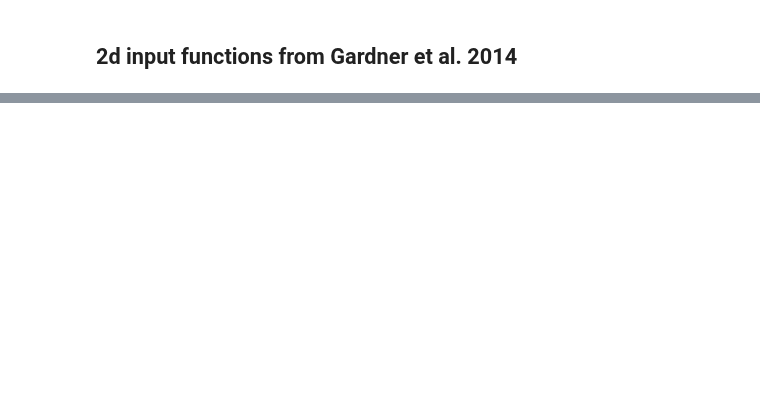
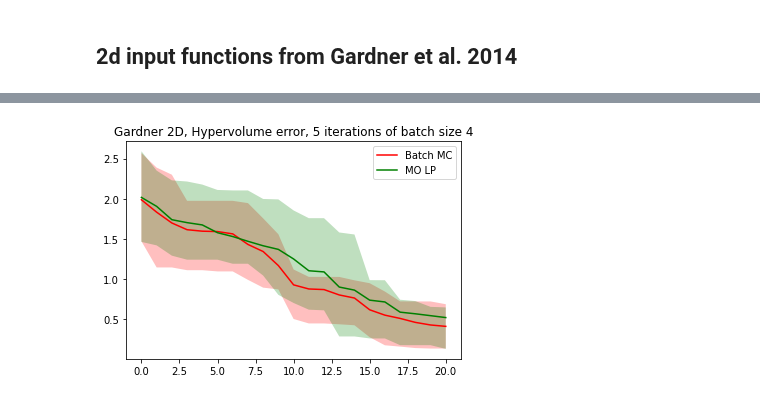
Before and after one commit to apaleyes/trieste, a Jupyter notebook: docs/notebooks/mo_lp_experiments.ipynb, the cells around one changed output, grey strips where cells are left out. Cells and saved outputs as stored; diff of their text form; code cells hidden in the pictures; blank space fills up the shorter version.

Commit message:
Moved test functions to a separate file for re-use

```diff
--- a/docs/notebooks/mo_lp_experiments.ipynb
+++ b/docs/notebooks/mo_lp_experiments.ipynb
@@ -34,15 +26,14 @@ n_obj = 2
 
 n_experiments = 10
 # %%
-from mo_lp_true_pf.generate_true_pareto_fronts import SIMPLE_1D_INPUT_FILENAME
-true_pf = read_true_pf(os.path.join("mo_lp_true_pf", SIMPLE_1D_INPUT_FILENAME))
+true_pf = read_true_pf(test_function.true_pf_filename)
 
 batch_mc_hv_regret = []
 mo_lp_hv_regret = []
 for _ in range(n_experiments):
-    batch_mc_observations, mo_lp_observations = run_experiment(f,
-                                                                n_obj,
-                                                                search_space,
+    batch_mc_observations, mo_lp_observations = run_experiment(test_function,
+                                                                test_function.n_objectives,
+                                                                test_function.search_space,
                                                                 num_initial_points,
                                                                 num_steps,
                                                                 num_query_points)
@@ -65,38 +106,23 @@ plt.show()
 # %% [markdown]
 ## 2d input functions from Gardner et al. 2014
-# %%
-search_space = trieste.space.Box([0, 0], [2*math.pi, 2*math.pi])
-
-def f1(input_data):
-    x, y = input_data[..., -2], input_data[..., -1]
-    z = tf.cos(2.0 * x) * tf.cos(y) + tf.sin(x)
-    return z[:, None]
-
-def f2(input_data):
-    x, y = input_data[:, -2], input_data[:, -1]
-    # changes are made so that the function is between 0 and 1
-    z = 1.0 - (tf.cos(x) * tf.cos(y) - tf.sin(x) * tf.sin(y) + 1.0) / 2.0
-    return z[:, None]
-
-def f(x):
-    return tf.concat([f1(x), f2(x)], axis=-1)
 # %%
+test_function = test_functions.Gardner2D()
+
 num_initial_points = 3
 num_query_points = 4
 num_steps = 5
-n_obj = 2
+# n_obj = 2
 
 n_experiments = 10
 # %%
-from mo_lp_true_pf.generate_true_pareto_fronts import GARDNER_2D_INPUT_FILENAME
-true_pf = read_true_pf(os.path.join("mo_lp_true_pf", GARDNER_2D_INPUT_FILENAME))
+true_pf = read_true_pf(test_function.true_pf_filename)
 
 batch_mc_hv_regret = []
 mo_lp_hv_regret = []
 for _ in range(n_experiments):
-    batch_mc_observations, mo_lp_observations = run_experiment(f,
-                                                                n_obj,
-                                                                search_space,
+    batch_mc_observations, mo_lp_observations = run_experiment(test_function,
+                                                                test_function.n_objectives,
+                                                                test_function.search_space,
                                                                 num_initial_points,
                                                                 num_steps,
                                                                 num_query_points)
@@ -109,10 +153,12 @@ mo_lp_hv_regret = np.array(mo_lp_hv_regret)
 # %%
 x = range(num_steps * num_query_points + 1)
 
 plt.fill_between(x, np.quantile(batch_mc_hv_regret, q=0.25, axis=0), np.quantile(batch_mc_hv_regret, q=0.75, axis=0), facecolor='r', alpha=0.25)
 plt.fill_between(x, np.quantile(mo_lp_hv_regret, q=0.25, axis=0), np.quantile(mo_lp_hv_regret, q=0.75, axis=0), facecolor='g', alpha=0.25)
 plt.plot(x, np.mean(batch_mc_hv_regret, axis=0), c='r', label='Batch MC')
 plt.plot(x, np.mean(mo_lp_hv_regret, axis=0), c='g', label='MO LP')
-plt.title(f"Simple 1d input, Hypervolume error, {num_steps} iterations of batch size {num_query_points}")
+plt.title(f"Gardner 2D, Hypervolume error, {num_steps} iterations of batch size {num_query_points}")
 plt.legend()
 plt.show()
+# %% [output]
+[figure, added]
```
Also changed, not shown: parts of 6 cells of this notebook, 12 other files.
